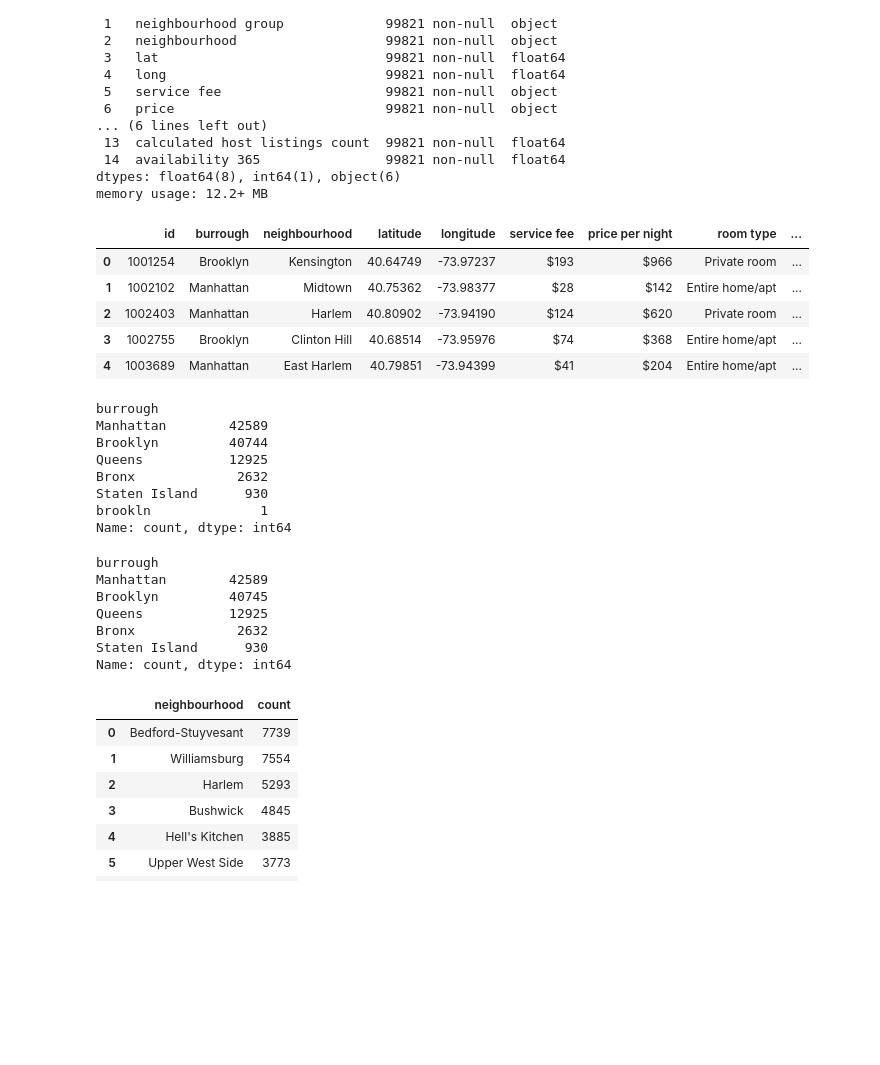
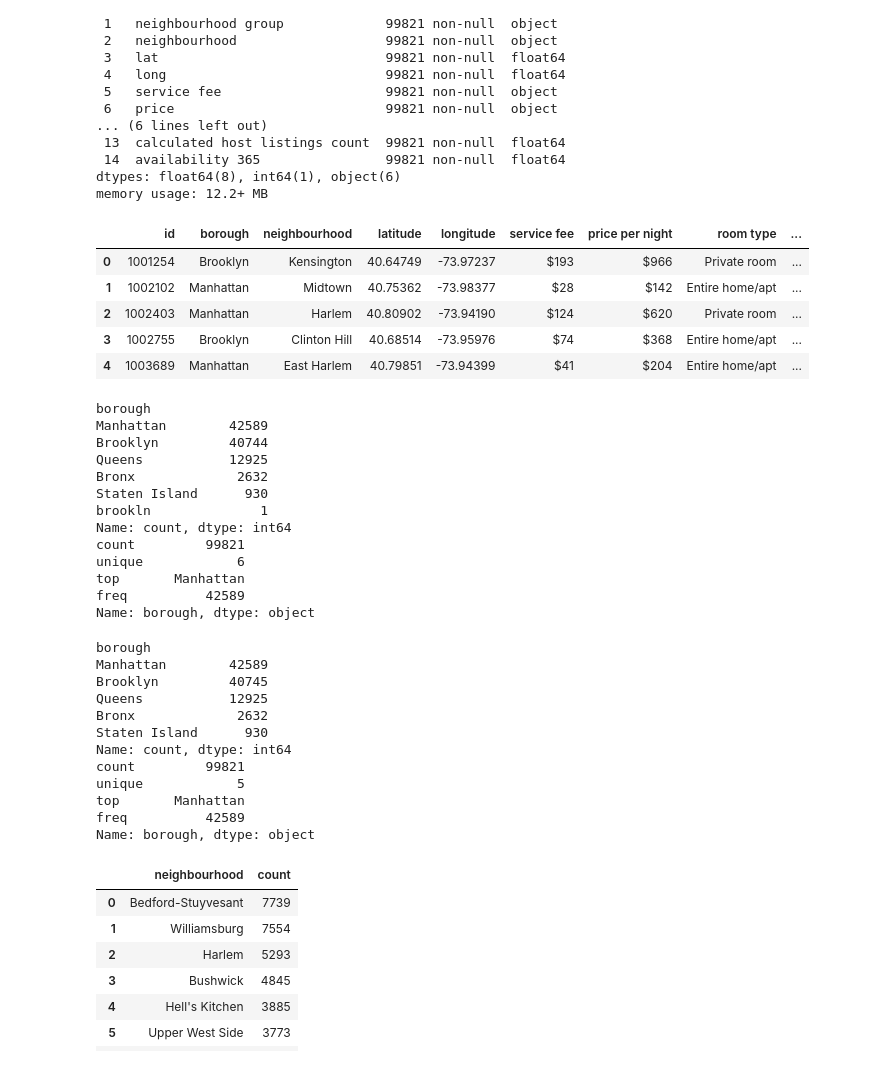
Before and after one commit to nickbartram/team6_project, a Jupyter notebook: main.ipynb, the cells around one changed output. Cells and saved outputs as stored; diff of their text form; code cells hidden in the pictures; blank space fills up the shorter version.

```diff
--- a/main.ipynb
+++ b/main.ipynb
@@ -145,12 +146,12 @@ memory usage: 12.2+ MB
 # %%
 # Rename columns name for clarity
 
-clean_df = clean_df.rename(columns={'neighbourhood group': 'burrough', 'lat': 'latitude', 'long': 'longitude',
+clean_df = clean_df.rename(columns={'neighbourhood group': 'borough', 'lat': 'latitude', 'long': 'longitude',
                                     'price': 'price per night', 'cancellation_policy': 'cancellation policy',
                                     'Construction year': 'construction year', 'availability 365': 'days available per year'})
 clean_df.head()
 # %% [output]
-|  | id | burrough | neighbourhood | latitude | longitude | service fee | price per night | room type | ... |
+|  | id | borough | neighbourhood | latitude | longitude | service fee | price per night | room type | ... |
 | 0 | 1001254 | Brooklyn | Kensington | 40.64749 | -73.97237 | $193 | $966 | Private room | ... |
 | 1 | 1002102 | Manhattan | Midtown | 40.75362 | -73.98377 | $28 | $142 | Entire home/apt | ... |
 | 2 | 1002403 | Manhattan | Harlem | 40.80902 | -73.94190 | $124 | $620 | Private room | ... |
@@ -158,9 +159,10 @@ clean_df.head()
 | 4 | 1003689 | Manhattan | East Harlem | 40.79851 | -73.94399 | $41 | $204 | Entire home/apt | ... |
 # %%
 # Check for inconsistencies in 'burrough' column
-clean_df['burrough'].value_counts()
+print(clean_df['borough'].value_counts())
+print(clean_df['borough'].describe())
 # %% [output]
-burrough
+borough
 Manhattan        42589
 Brooklyn         40744
 Queens           12925
@@ -168,18 +170,29 @@ Bronx             2632
 Staten Island      930
 brookln              1
 Name: count, dtype: int64
+count         99821
+unique            6
+top       Manhattan
+freq          42589
+Name: borough, dtype: object
 # %%
 # Fixed mispelled 'brookln' column
-clean_df["burrough"] = clean_df["burrough"].replace({"brookln": "Brooklyn"})
-clean_df['burrough'].value_counts()
+clean_df["borough"] = clean_df["borough"].replace({"brookln": "Brooklyn"})
+print(clean_df['borough'].value_counts())
+print(clean_df['borough'].describe())
 # %% [output]
-burrough
+borough
 Manhattan        42589
 Brooklyn         40745
 Queens           12925
 Bronx             2632
 Staten Island      930
 Name: count, dtype: int64
+count         99821
+unique            5
+top       Manhattan
+freq          42589
+Name: borough, dtype: object
 # %%
 # Look for issues in 'neighbourhood' column
 neighbourhood_counts = clean_df['neighbourhood'].value_counts().reset_index()
```
Also changed, not shown: parts of 12 cells of this notebook.
